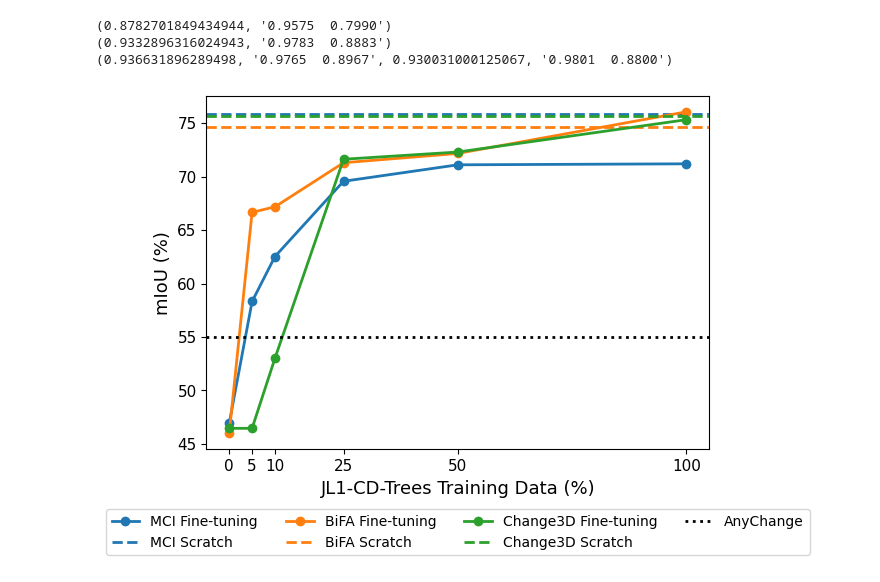
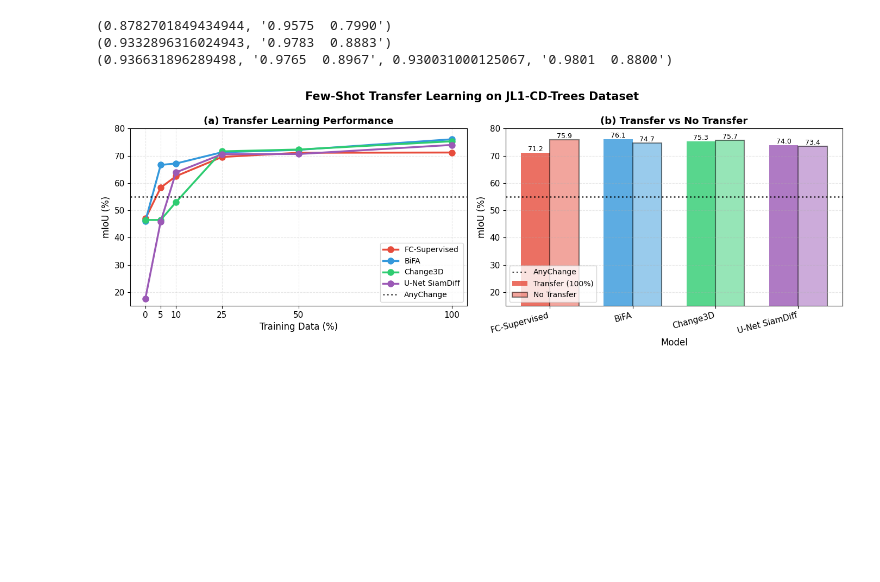
Before and after one commit to JamesBrockUoB/ForestChat, a Jupyter notebook: dataset_utils_notebook.ipynb, the cells around one changed output. Cells and saved outputs as stored; diff of their text form; code cells hidden in the pictures; blank space fills up the shorter version.

```diff
--- a/dataset_utils_notebook.ipynb
+++ b/dataset_utils_notebook.ipynb
@@ -1171,42 +1171,79 @@ process_folder(RESULTS_PATH)
 # %%
 import matplotlib.pyplot as plt
 import numpy as np
 
 percentages = [0, 5, 10, 25, 50, 100]
 
 def avg(x):
     vals = [v for v in x if v is not None]
     return sum(vals)/len(vals) if vals else None
 
 # Fine-tuned results
 ft_miou = {
-    "MCI": {0:[46.86,47.06,46.87],5:[55.55,61.12,58.29],10:[60.55,63.81,63.21],25:[69.78,69.14,69.77],50:[70.59,70.96,71.76],100:[70.51,71.16,71.92]},
+    "FC-Supervised": {0:[46.86,47.06,46.87],5:[55.55,61.12,58.29],10:[60.55,63.81,63.21],25:[69.78,69.14,69.77],50:[70.59,70.96,71.76],100:[70.51,71.16,71.92]},
     "BiFA": {0:[43.55,46.93,47.59],5:[67.05,68.16,64.76],10:[66.04,70.06,65.42],25:[71.03,71.88,70.98],50:[72.46,73.28,70.76],100:[76.75,76.80,74.63]},
-    "Change3D": {0:[46.89,44.14,48.34],5:[46.89,44.14,48.34],10:[46.89,44.14,68.00],25:[72.96,70.28,71.63],50:[73.04,70.75,73.11],100:[76.18,73.84,75.95]}
+    "Change3D": {0:[46.89,44.14,48.34],5:[46.89,44.14,48.34],10:[46.89,44.14,68.00],25:[72.96,70.28,71.63],50:[73.04,70.75,73.11],100:[76.18,73.84,75.95]},
+    "U-Net SiamDiff": {0:[17.30, 8.66, 27.01],5:[64.29, 8.66, 64.82],10:[63.25, 63.92, 64.58],25:[70.24, 71.09, 70.39],50:[69.38, 71.29, 71.29],100:[73.50, 73.08, 75.38]}
 }
 
 # Scratch (from-scratch 100%)
-no_finetuning_miou = {"MCI":[75.70,75.47,76.46],"BiFA":[73.60,72.94,77.52],"Change3D":[75.36,75.66,75.97]}
-
-# AnyChange zero-shot horizontal
+no_finetuning_miou = {"FC-Supervised":[75.70,75.47,76.46],"BiFA":[73.60,72.94,77.52],"Change3D":[75.36,75.66,75.97], "U-Net SiamDiff":[74.04, 73.25, 73.03]}
 anychange_miou = 54.98
 
-# Plot mIoU
-plt.figure(figsize=(7,5))
+# Colors
+colors = {'FC-Supervised': '#E74C3C', 'BiFA': '#3498DB', 'Change3D': '#2ECC71', 'U-Net SiamDiff': '#9B59B6'}
+
+fig, (ax1, ax2) = plt.subplots(1, 2, figsize=(14, 5))
+
+fig.suptitle('Few-Shot Transfer Learning on JL1-CD-Trees Dataset',
+             fontsize=15, fontweight='bold', y=0.98)
+
+# LEFT: Transfer learning curves
 for arch in ft_miou:
     vals = [avg(ft_miou[arch][p]) for p in percentages]
-    line, = plt.plot(percentages, vals, marker='o', linewidth=2, label=f"{arch} Fine-tuning")
-    s = avg(no_finetuning_miou[arch])
-    if s is not None:
-        plt.axhline(s, linestyle='--', linewidth=2, color=line.get_color(), label=f"{arch} Scratch")
-plt.axhline(anychange_miou, linestyle=':', linewidth=2, color='black', label="AnyChange")
-plt.xlabel("JL1-CD-Trees Training Data (%)")
-plt.ylabel("mIoU (%)")
-plt.xticks(percentages)
+    ax1.plot(percentages, vals, marker='o', markersize=8, linewidth=2.5,
+             label=arch, color=colors[arch])
 
-# Horizontal legend below the plot
-plt.legend(ncol=4, loc='upper center', bbox_to_anchor=(0.5, -0.15))
+ax1.axhline(anychange_miou, linestyle=':', linewidth=2, color='black', alpha=0.7, label="AnyChange")
+ax1.set_xlabel("Training Data (%)", fontsize=12)
+ax1.set_ylabel("mIoU (%)", fontsize=12)
+ax1.set_title("(a) Transfer Learning Performance", fontsize=13, fontweight='bold')
+ax1.grid(True, linestyle='--', alpha=0.3)
+ax1.set_xticks(percentages)
+ax1.legend(fontsize=10)
+ax1.set_ylim([15, 80])
+
+# RIGHT: Transfer vs Fresh Training comparison (at 100%)
+models = list(ft_miou.keys())
+ft_100 = [avg(ft_miou[m][100]) for m in models]
+fresh = [avg(no_finetuning_miou[m]) for m in models]
+
+x = np.arange(len(models))
+width = 0.35
+
+bars1 = ax2.bar(x - width/2, ft_100, width, label='Transfer (100%)',
+                color=[colors[m] for m in models], alpha=0.8)
+bars2 = ax2.bar(x + width/2, fresh, width, label='No Transfer',
+                color=[colors[m] for m in models], alpha=0.5, edgecolor='black', linewidth=1.5)
+
+ax2.axhline(anychange_miou, linestyle=':', linewidth=2, color='black', alpha=0.7, label="AnyChange")
+ax2.set_xlabel("Model", fontsize=12)
+ax2.set_ylabel("mIoU (%)", fontsize=12)
+ax2.set_title("(b) Transfer vs No Transfer", fontsize=13, fontweight='bold')
+ax2.set_xticks(x)
+ax2.set_xticklabels(models, rotation=15, ha='right')
+ax2.legend(fontsize=10)
+ax2.grid(True, axis='y', linestyle='--', alpha=0.3)
+ax2.set_ylim([15, 80])
+
+# Add value labels on bars
+for bars in [bars1, bars2]:
+    for bar in bars:
+        height = bar.get_height()
+        ax2.text(bar.get_x() + bar.get_width()/2., height,
+                f'{height:.1f}', ha='center', va='bottom', fontsize=9)
+
 plt.tight_layout()
 plt.show()
 # %% [output]
-[figure, old version]
+[figure, new version]
```
Also changed, not shown: 1 other file.
